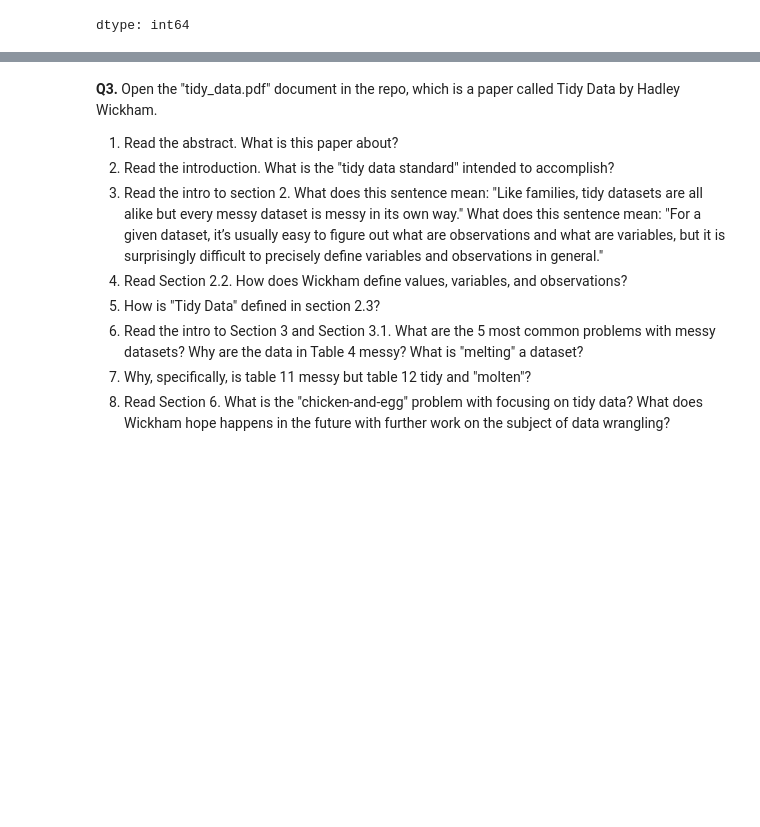
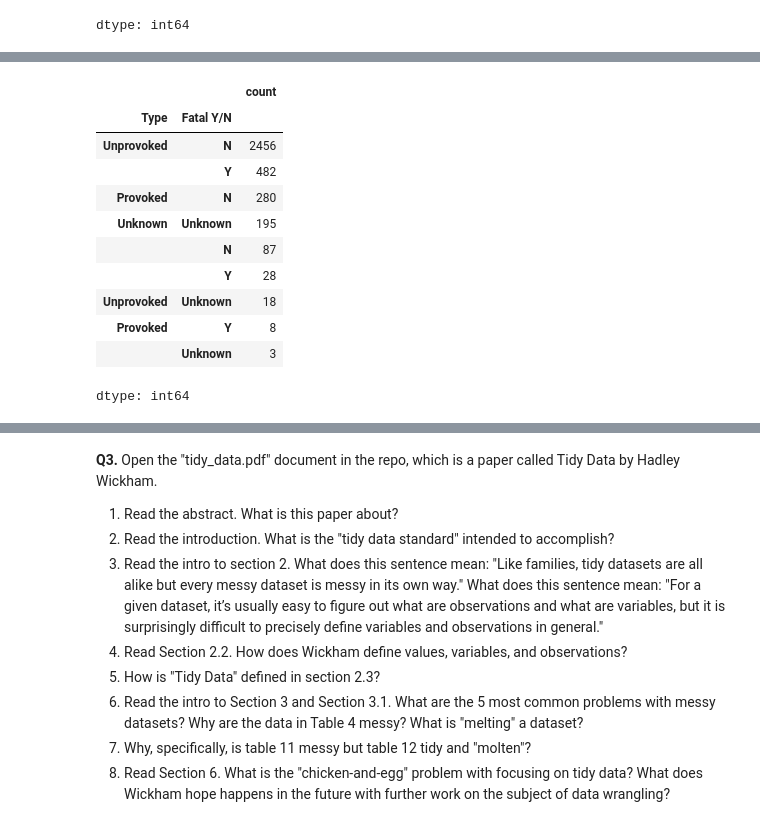
Before and after one commit to KaranRawatUVA/wrangling, a Jupyter notebook: assignment/assignment.ipynb, the cells around one changed output, grey strips where cells are left out. Saved outputs shown, nothing was run; the diff lists cells and outputs as text; code cells hidden in the pictures; blank space fills up the shorter version.

```diff
--- a/assignment/assignment.ipynb
+++ b/assignment/assignment.ipynb
@@ -142,3 +142,16 @@ gender_proportion
 dtype: int64
 # %%
 # 6 Clean the Type variable so it only takes three values: Provoked and Unprovoked and Unknown. What proportion of attacks are unprovoked?
+
+type_changed = gender_filtered.copy()
+
+
+type_changed.loc[(type_changed['Type'] != 'Provoked') & (type_changed['Type'] != 'Unprovoked'), 'Type'] = 'Unknown'
+
+
+type_df = type_changed['Type'].value_counts()
+
+type_df
+
+
+# Unprovoked attacks make up 2956/3557 attacks
@@ -145,2 +165,14 @@ dtype: int64
 # %%
 # 7. Clean the `Fatal Y/N` variable so it only takes three values: Y, N, and Unknown.
+
+
+fatal_changed = type_changed.copy()
+
+fatal_changed['Fatal Y/N'] = type_changed['Fatal Y/N'].str.strip()
+
+fatal_changed.loc[(fatal_changed['Fatal Y/N'] != 'N') & (fatal_changed['Fatal Y/N'] != 'Y'), 'Fatal Y/N'] = 'Unknown'
+
+
+fatal_df = fatal_changed['Fatal Y/N'].value_counts()
+
+fatal_df
@@ -148,0 +203,17 @@ dtype: int64
+# %%
+# Is the attack more or less likely to be fatal when the attack is provoked or unprovoked?
+
+fatal_changed[['Type', 'Fatal Y/N' ]].value_counts()
+# %% [output]
+|  |  | count |
+| Type | Fatal Y/N |  |
+| Unprovoked | N | 2456 |
+|  | Y | 482 |
+| Provoked | N | 280 |
+| Unknown | Unknown | 195 |
+|  | N | 87 |
+|  | Y | 28 |
+| Unprovoked | Unknown | 18 |
+| Provoked | Y | 8 |
+|  | Unknown | 3 |
+dtype: int64
```
Also changed, not shown: parts of 4 cells of this notebook.
